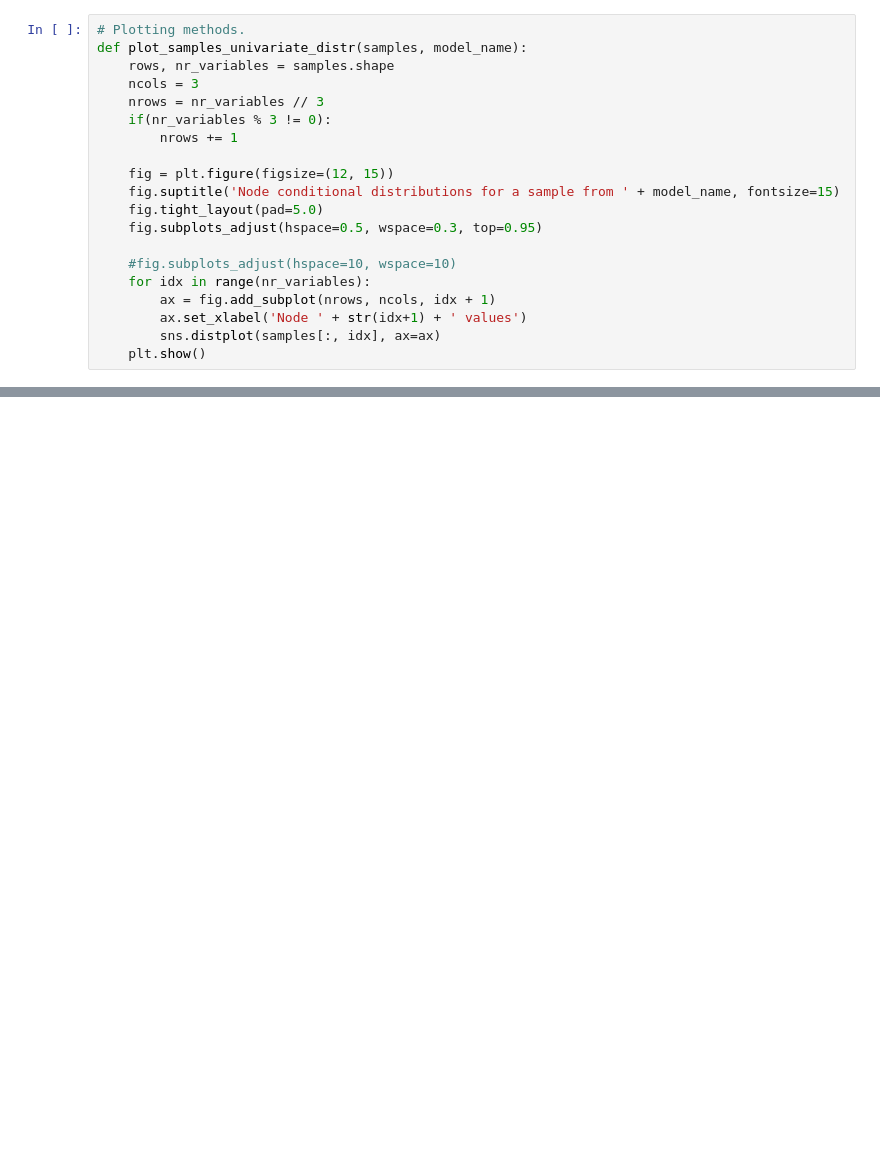
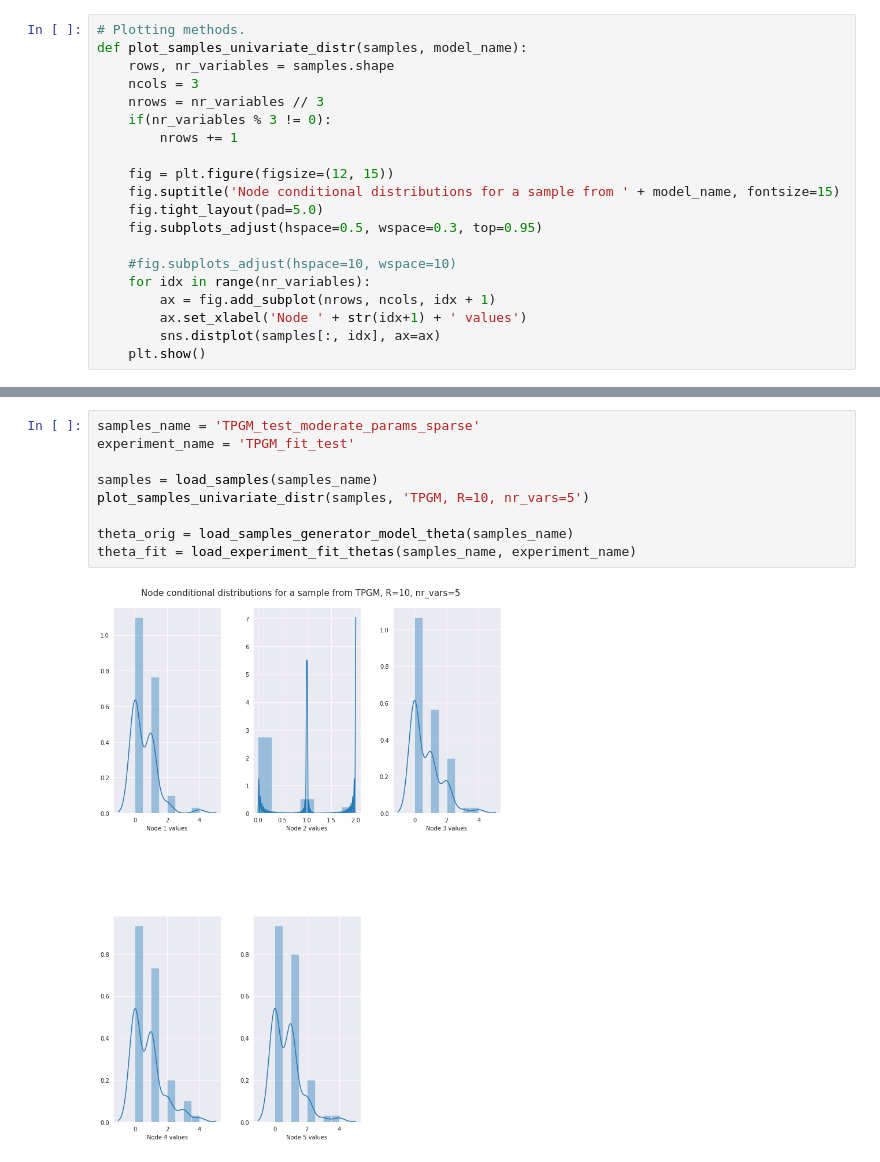
Before and after one commit to MihaiAC/MINF-PGMultivar, a Jupyter notebook: mpgm/mpgm/prototyping.ipynb, the cells around one changed output, grey strips where cells are left out. Saved outputs shown, nothing was run; the diff lists cells and outputs as text; blank space fills up the shorter version.

```diff
--- a/mpgm/mpgm/prototyping.ipynb
+++ b/mpgm/mpgm/prototyping.ipynb
@@ -68,0 +247,11 @@ len(likelihoods)
+# %%
+samples_name = 'TPGM_test_moderate_params_sparse'
+experiment_name = 'TPGM_fit_test'
+
+samples = load_samples(samples_name)
+plot_samples_univariate_distr(samples, 'TPGM, R=10, nr_vars=5')
+
+theta_orig = load_samples_generator_model_theta(samples_name)
+theta_fit = load_experiment_fit_thetas(samples_name, experiment_name)
+# %% [output]
+[figure, added]
```
Also changed, not shown: parts of 11 cells of this notebook, 5 other files.
